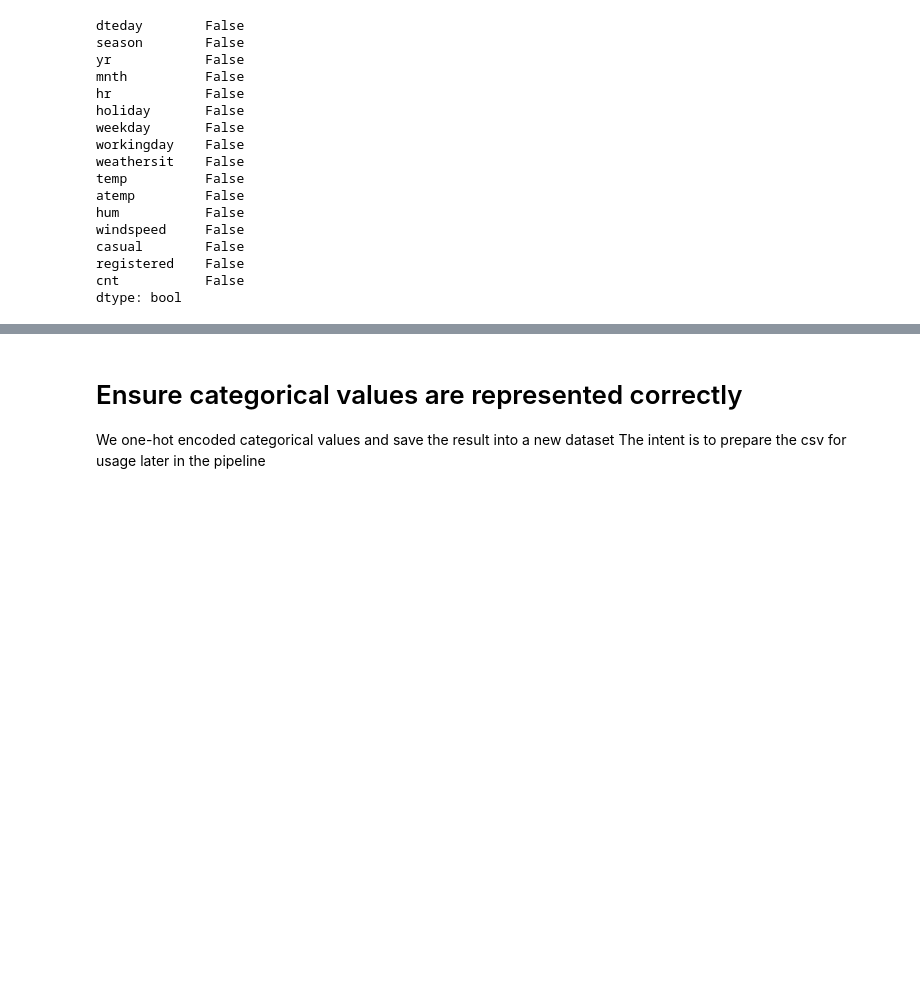
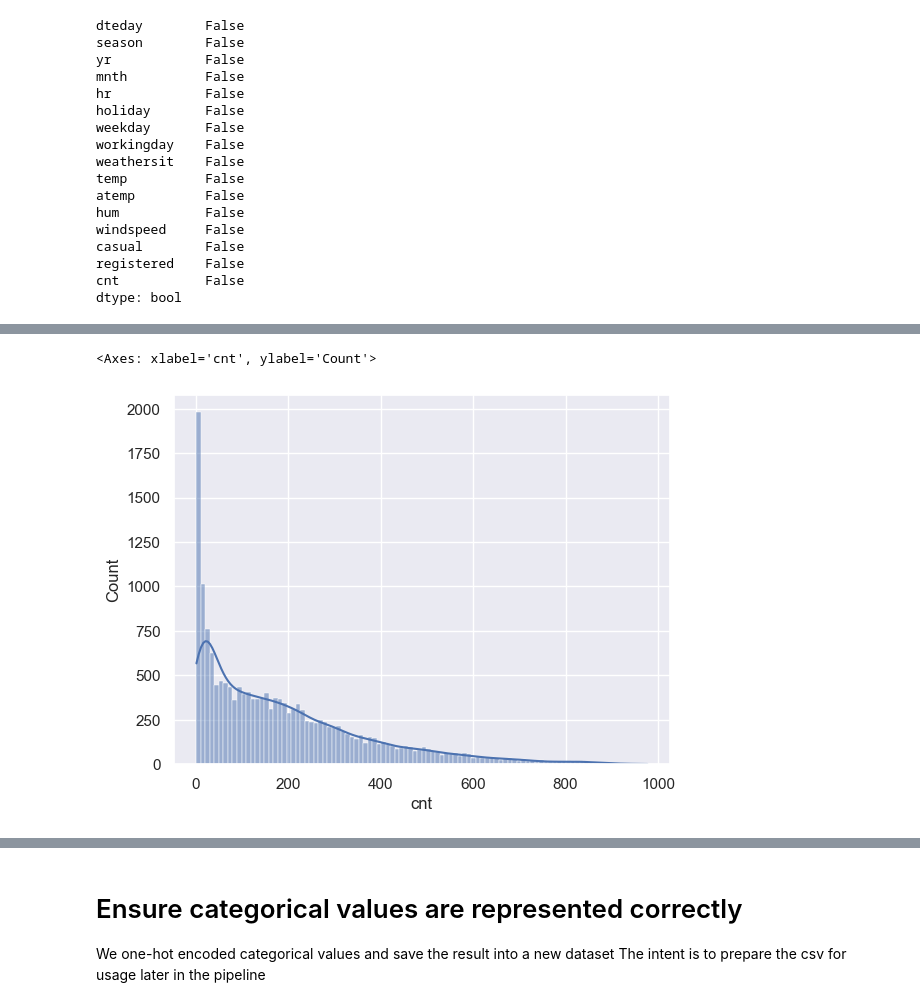
Before and after one commit to MarcoPeretti/nec-activity1, a Jupyter notebook: data-preparation.ipynb, the cells around one changed output, grey strips where cells are left out. Drawn from its saved outputs; the diff is of its cells as text; code cells hidden in the pictures; blank space fills up the shorter version.

```diff
--- a/data-preparation.ipynb
+++ b/data-preparation.ipynb
@@ -144,0 +137,6 @@ dtype: bool
+# %%
+#sns.set(font_scale=1.0)
+sns.histplot(hour["cnt"], kde=True, bins=100)
+# %% [output]
+<Axes: xlabel='cnt', ylabel='Count'>
+[figure, added]
```
Also changed, not shown: parts of 6 cells of this notebook, 2 other files.
